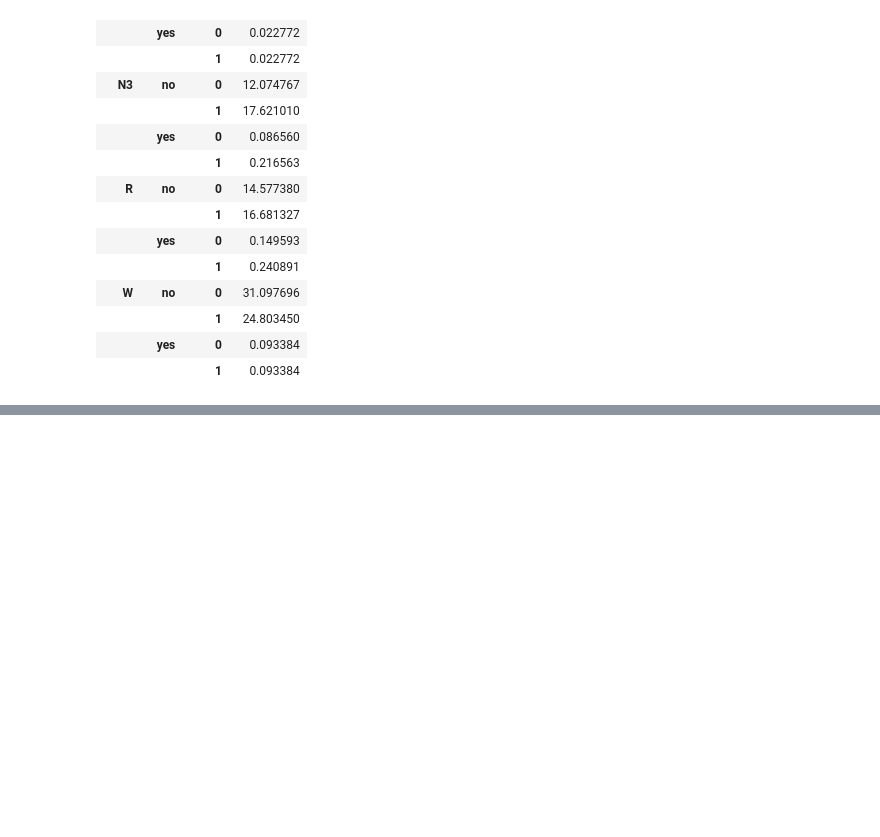
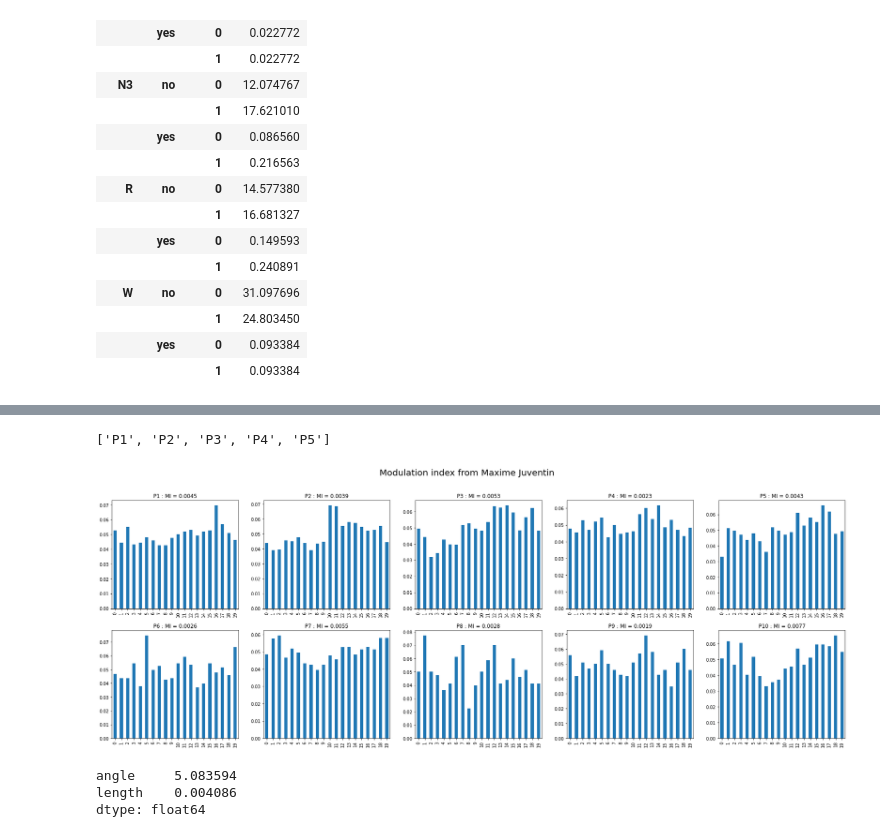
Before and after one commit to ValentinGhibaudo/Sleep_EEG_Respi, a Jupyter notebook: spindle_to_resp.ipynb, the cells around one changed output, grey strips where cells are left out. Saved outputs shown, nothing was run; the diff lists cells and outputs as text; code cells hidden in the pictures; blank space fills up the shorter version.

```diff
--- a/spindle_to_resp.ipynb
+++ b/spindle_to_resp.ipynb
@@ -399,0 +528,2 @@ ax.bar_label(ax.containers[0])
+# %%
+angle, length = get_complex_vector(phase=np.arange(20) / 20 * 2 * np.pi, amplitude=df_20_raw.mean().values)
@@ -400,7 +534,7 @@ ax.bar_label(ax.containers[0])
 # %%
 concat = []
 for patient in patients:
-    concat.append(pd.read_excel(f'../df_analyse/resp_features_{patient}.xlsx', index_col = [0])
+    concat.append(pd.read_excel(f'../df_analyse/resp_features_{patient}.xlsx', index_col = 0))
 df_all_rsp_features = pd.concat(concat)
 # %%
 df_20
@@ -418,9 +589,21 @@ df_mi
+# %%
+patients[:len(patients)//2]
+# %% [output]
+['P1', 'P2', 'P3', 'P4', 'P5']
 # %%
-fig ,axs = plt.subplots(nrows = 10, figsize = (5,50))
-for row, patient in enumerate(patients):
-    ax = axs[row]
-    df_20[df_20['norm'] == 'no'].set_index(['patient','stage','norm']).loc[(patient,'N2','no'), :].plot.bar(ax=ax)
-    angle = df_mi.set_index(['patient','norm']).loc[(patient,'no'),'angle'].round(2)
-    length = df_mi.set_index(['patient','norm']).loc[(patient,'no'),'length'].round(2)
-    title = f'{angle} , {length}'
-    ax.set_title(title)
+fig ,axs = plt.subplots(nrows = 2, ncols = 5, figsize = (30,10))
+fig.suptitle('Modulation index from Maxime Juventin', fontsize = 20)
+
+patient_1 = patients[:len(patients)//2]
+patient_2 = patients[len(patients)//2:]
+listes = [patient_1,patient_2]
+for row, liste in enumerate(listes):
+    for col, patient in enumerate(liste):
+        ax = axs[row,col]
+        df_20[df_20['norm'] == 'yes'].set_index(['patient','stage','norm']).loc[(patient,'N2','yes'), :].plot.bar(ax=ax)
+        length = df_mi.set_index(['patient','norm']).loc[(patient,'yes'),'length']
+        title = f'{patient} : MI = {round(float(length), 4)}'
+        ax.set_title(title)
+# plt.savefig('../presentation_2/MI_max_20bins')
+# %% [output]
+[figure, added]
@@ -428,0 +610,6 @@ circular_hist(ax[0], angles0)
+# %%
+df_mi[df_mi['norm'] == 'yes'].mean()
+# %% [output]
+angle     5.083594
+length    0.004086
+dtype: float64
```
Also changed, not shown: parts of 28 cells of this notebook, 5 other files.
